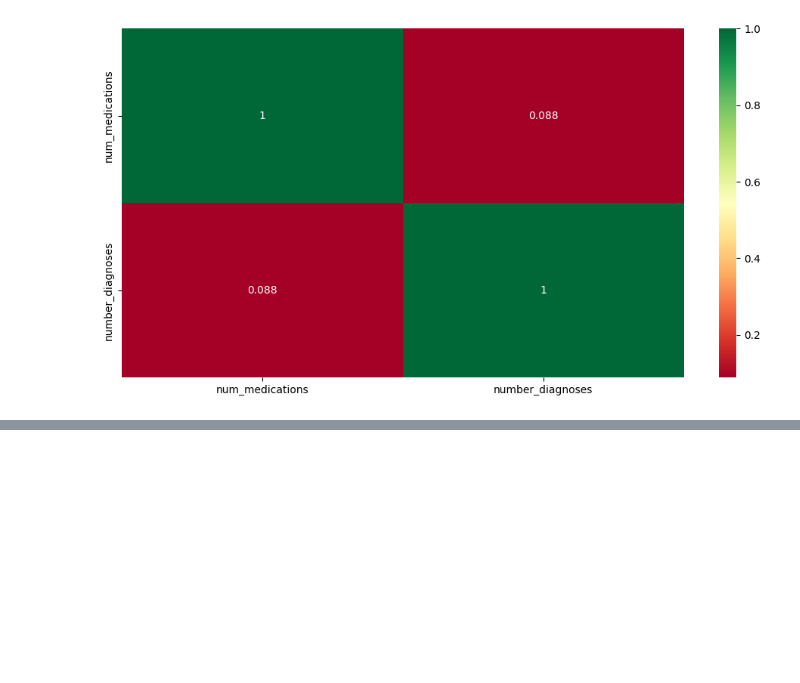
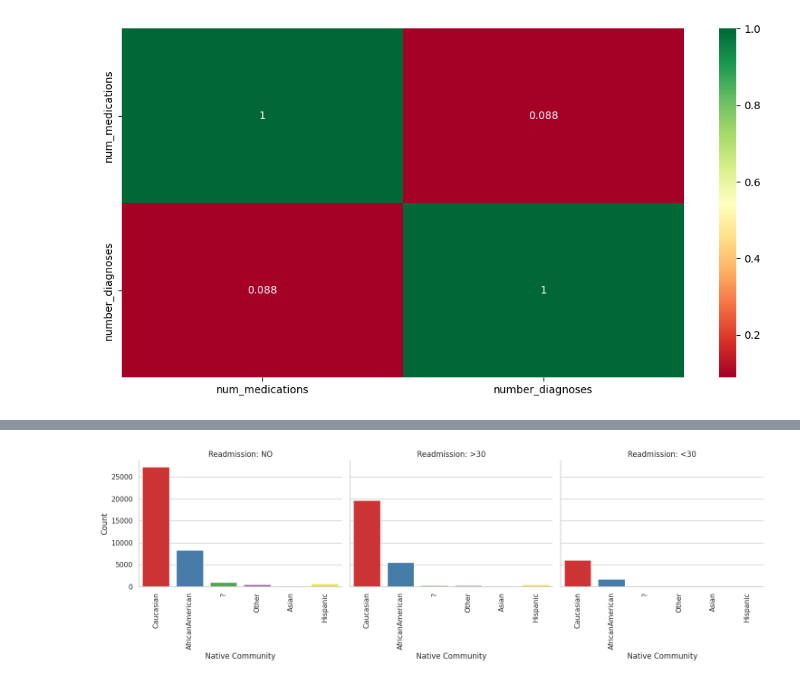
Before and after one commit to Abhisekdassleek/abhisekdas, a Jupyter notebook: second_.ipynb, the cells around one changed output, grey strips where cells are left out. Drawn from its saved outputs; the diff is of its cells as text; code cells hidden in the pictures; blank space fills up the shorter version.

```diff
--- a/second_.ipynb
+++ b/second_.ipynb
@@ -105,0 +120,8 @@ g=sns.heatmap(final_dataset[top_corr_features].corr(),annot=True,cmap="RdYlGn")
+# %%
+g = sns.catplot(data=data, x="Native_community", col="readmitted", kind="count", palette="Set1")
+g.set_axis_labels("Native Community", "Count")
+g.set_titles("Readmission: {col_name}")
+g.set_xticklabels(rotation=90)
+plt.tight_layout()
+# %% [output]
+[figure, added]
```
Also changed, not shown: parts of 4 cells of this notebook.
